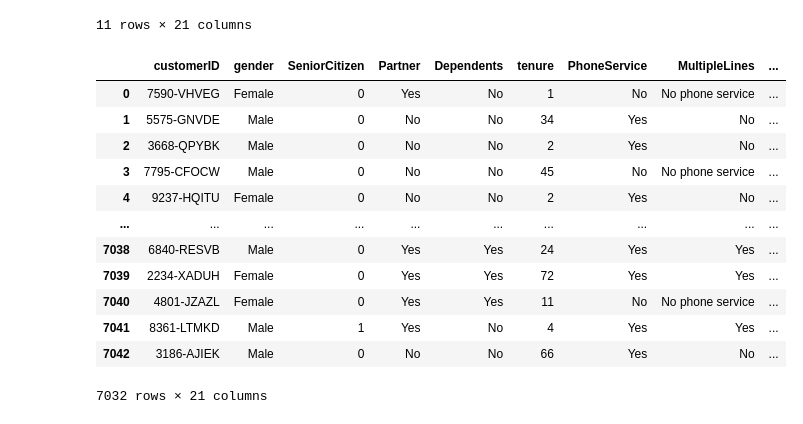
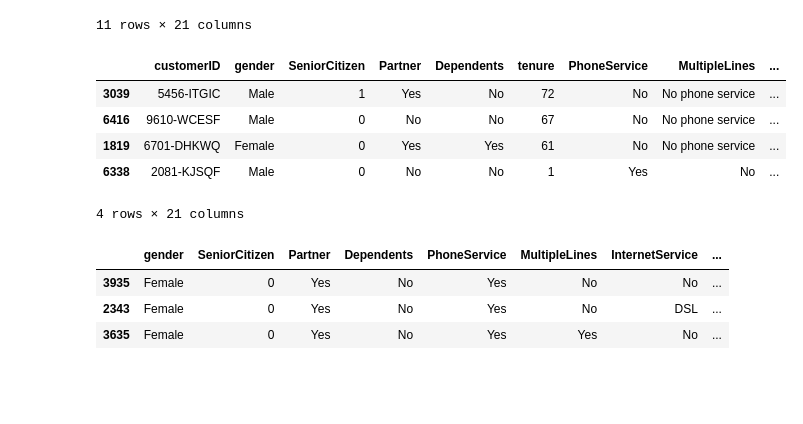
Before and after one commit to Kovindu555/Customer-Churn-Prediction, a Jupyter notebook: EDA.ipynb, the cells around one changed output. Cells and saved outputs as stored; diff of their text form; code cells hidden in the pictures; blank space fills up the shorter version.

```diff
--- a/EDA.ipynb
+++ b/EDA.ipynb
@@ -222,17 +224,19 @@ null_values_TotalCharges
 df = df.dropna(axis=0)
 # %%
-df
+df.sample(4)
 # %% [output]
 |  | customerID | gender | SeniorCitizen | Partner | Dependents | tenure | PhoneService | MultipleLines | ... |
-| 0 | 7590-VHVEG | Female | 0 | Yes | No | 1 | No | No phone service | ... |
-| 1 | 5575-GNVDE | Male | 0 | No | No | 34 | Yes | No | ... |
-| 2 | 3668-QPYBK | Male | 0 | No | No | 2 | Yes | No | ... |
-| 3 | 7795-CFOCW | Male | 0 | No | No | 45 | No | No phone service | ... |
-| 4 | 9237-HQITU | Female | 0 | No | No | 2 | Yes | No | ... |
-| ... | ... | ... | ... | ... | ... | ... | ... | ... | ... |
-| 7038 | 6840-RESVB | Male | 0 | Yes | Yes | 24 | Yes | Yes | ... |
-| 7039 | 2234-XADUH | Female | 0 | Yes | Yes | 72 | Yes | Yes | ... |
-| 7040 | 4801-JZAZL | Female | 0 | Yes | Yes | 11 | No | No phone service | ... |
-| 7041 | 8361-LTMKD | Male | 1 | Yes | No | 4 | Yes | Yes | ... |
-| 7042 | 3186-AJIEK | Male | 0 | No | No | 66 | Yes | No | ... |
+| 3039 | 5456-ITGIC | Male | 1 | Yes | No | 72 | No | No phone service | ... |
+| 6416 | 9610-WCESF | Male | 0 | No | No | 67 | No | No phone service | ... |
+| 1819 | 6701-DHKWQ | Female | 0 | Yes | Yes | 61 | No | No phone service | ... |
+| 6338 | 2081-KJSQF | Male | 0 | No | No | 1 | Yes | No | ... |
-7032 rows × 21 columns
+4 rows × 21 columns
+# %%
+# dropping unwanted columns in the dataset
+df = df.drop(columns = ['customerID', 'tenure'], axis=1)
+df.sample(3)
+# %% [output]
+|  | gender | SeniorCitizen | Partner | Dependents | PhoneService | MultipleLines | InternetService | ... |
+| 3935 | Female | 0 | Yes | No | Yes | No | No | ... |
+| 2343 | Female | 0 | Yes | No | Yes | No | DSL | ... |
+| 3635 | Female | 0 | Yes | No | Yes | Yes | No | ... |
```
Also changed, not shown: parts of 12 cells of this notebook.
